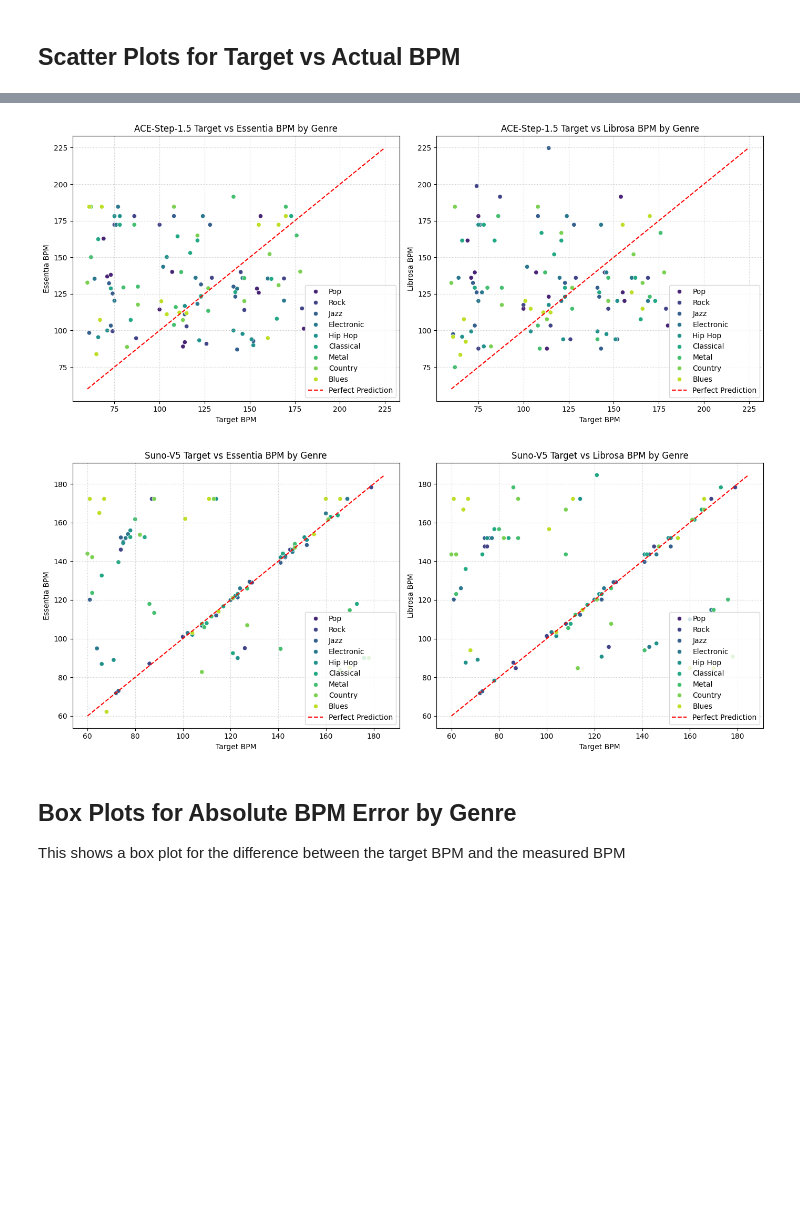
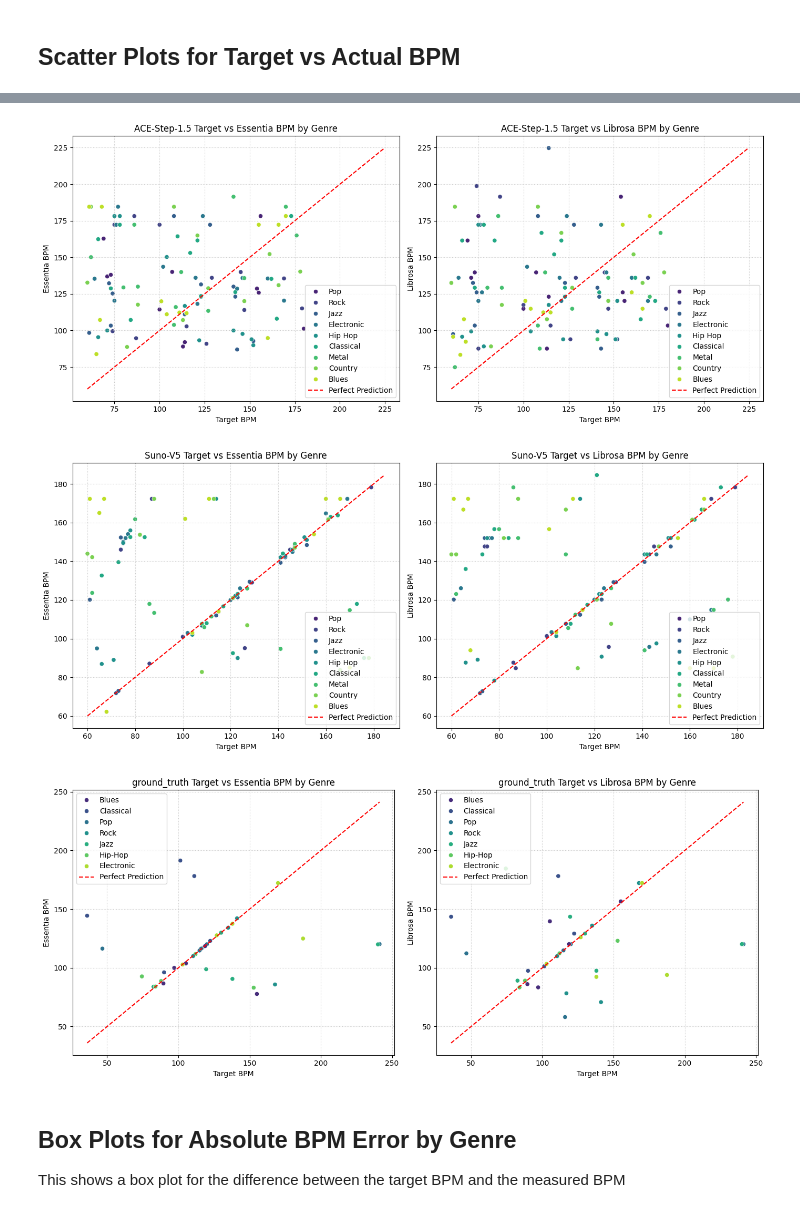
Before and after one commit to kiancc/FYP, a Jupyter notebook: core/plotting/local_fyp_data_visualisation.ipynb, the cells around one changed output, grey strips where cells are left out. Saved outputs shown, nothing was run; the diff lists cells and outputs as text; code cells hidden in the pictures; blank space fills up the shorter version.

```diff
--- a/core/plotting/local_fyp_data_visualisation.ipynb
+++ b/core/plotting/local_fyp_data_visualisation.ipynb
@@ -127,9 +215,8 @@ for audio_model in audio_model_files:
 ## Scatter Plots for Target vs Actual BPM
 # %%
 for model_name, model_data in audio_model_files.items():
-    tempo_df = model_data['proccessed_tasks']['tempo'].copy()
+    tempo_df = model_data['processed_tasks']['tempo'].copy()
     tempo_df['target'] = pd.to_numeric(tempo_df['target'], errors='coerce')
-    # print(tempo_df['_bpm_essentia'], tempo_df['target'])
     print()
     plt.figure(figsize=(14, 6))
 
@@ -137,33 +224,34 @@ for model_name, model_data in audio_model_files.items():
     min_bpm = min(tempo_df['target'].min(), tempo_df['_bpm_essentia'].min(), tempo_df['_bpm_librosa'].min())
     max_bpm = max(tempo_df['target'].max(), tempo_df['_bpm_essentia'].max(), tempo_df['_bpm_librosa'].max())
     diagonal_line = [min_bpm, max_bpm]
 
     # Essentia BPM plotting
     plt.subplot(1, 2, 1)
     sns.scatterplot(data=tempo_df, x='target', y='_bpm_essentia', hue='genre', palette='viridis')
     plt.plot(diagonal_line, diagonal_line, color='red', linestyle='--', label='Perfect Prediction')
     plt.title(f'{model_name} Target vs Essentia BPM by Genre')
     plt.xlabel('Target BPM')
     plt.ylabel('Essentia BPM')
     plt.legend()
     plt.grid(True, linestyle=':', alpha=0.7)
 
     # Librosa BPM plotting
     plt.subplot(1, 2, 2)
     sns.scatterplot(data=tempo_df, x='target', y='_bpm_librosa', hue='genre', palette='viridis')
     plt.plot(diagonal_line, diagonal_line, color='red', linestyle='--', label='Perfect Prediction')
     plt.title(f'{model_name} Target vs Librosa BPM by Genre')
     plt.xlabel('Target BPM')
     plt.ylabel('Librosa BPM')
     plt.legend()
     plt.grid(True, linestyle=':', alpha=0.7)
 
     plt.tight_layout()
     plt.show()
 # %% [output]
 [figure]
 [figure]
 [figure]
+[figure, added]
 # %% [markdown]
 ## Box Plots for Absolute BPM Error by Genre
 
```
Also changed, not shown: parts of 8 cells of this notebook.
